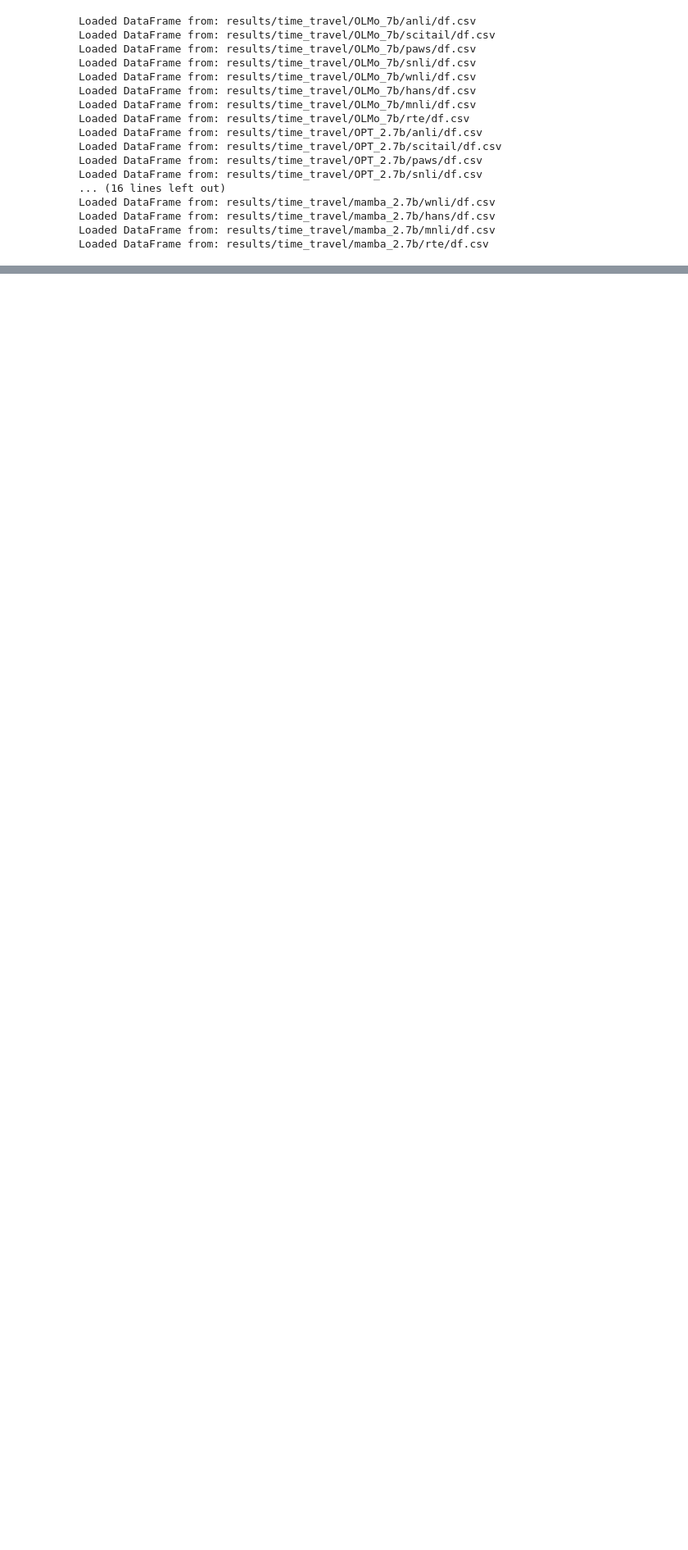
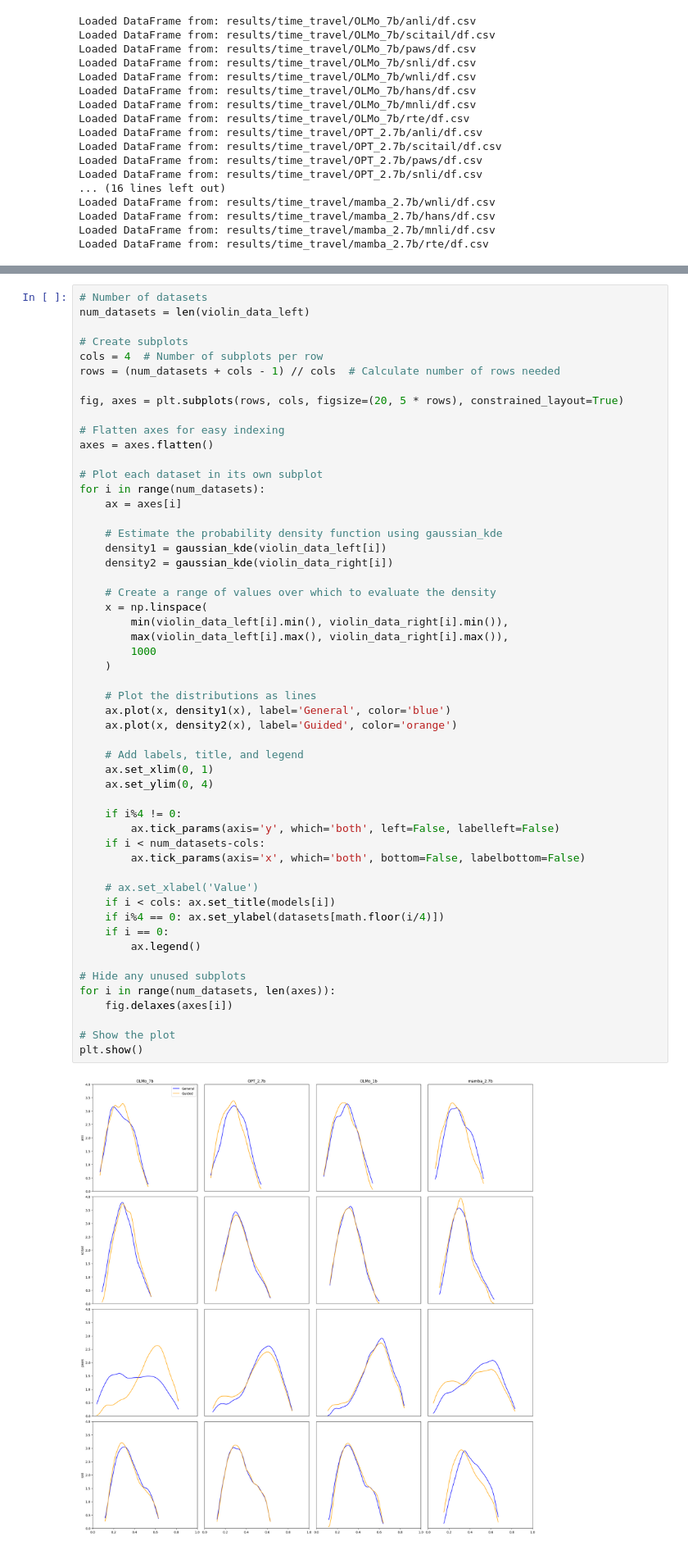
Before and after one commit to ilboglions/DL2024, a Jupyter notebook: notebooks/time_travel.ipynb, the cells around one changed output, grey strips where cells are left out. Shown at 82% size. Drawn from its saved outputs; the diff is of its cells as text; blank space fills up the shorter version.

```diff
--- a/notebooks/time_travel.ipynb
+++ b/notebooks/time_travel.ipynb
@@ -136,0 +147,55 @@ plt.show()
+# %%
+# Number of datasets
+num_datasets = len(violin_data_left)
+
+# Create subplots
+cols = 4  # Number of subplots per row
+rows = (num_datasets + cols - 1) // cols  # Calculate number of rows needed
+
+fig, axes = plt.subplots(rows, cols, figsize=(20, 5 * rows), constrained_layout=True)
+
+# Flatten axes for easy indexing
+axes = axes.flatten()
+
+# Plot each dataset in its own subplot
+for i in range(num_datasets):
+    ax = axes[i]
+
+    # Estimate the probability density function using gaussian_kde
+    density1 = gaussian_kde(violin_data_left[i])
+    density2 = gaussian_kde(violin_data_right[i])
+
+    # Create a range of values over which to evaluate the density
+    x = np.linspace(
+        min(violin_data_left[i].min(), violin_data_right[i].min()),
+        max(violin_data_left[i].max(), violin_data_right[i].max()),
+        1000
+    )
+
+    # Plot the distributions as lines
+    ax.plot(x, density1(x), label='General', color='blue')
+    ax.plot(x, density2(x), label='Guided', color='orange')
+
+    # Add labels, title, and legend
+    ax.set_xlim(0, 1)
+    ax.set_ylim(0, 4)
+
+    if i%4 != 0:
+        ax.tick_params(axis='y', which='both', left=False, labelleft=False)
+    if i < num_datasets-cols:
+        ax.tick_params(axis='x', which='both', bottom=False, labelbottom=False)
+
+    # ax.set_xlabel('Value')
+    if i < cols: ax.set_title(models[i])
+    if i%4 == 0: ax.set_ylabel(datasets[math.floor(i/4)])
+    if i == 0:
+        ax.legend()
+
+# Hide any unused subplots
+for i in range(num_datasets, len(axes)):
+    fig.delaxes(axes[i])
+
+# Show the plot
+plt.show()
+# %% [output]
+[figure, added]
```
Also changed, not shown: parts of 4 cells of this notebook.
